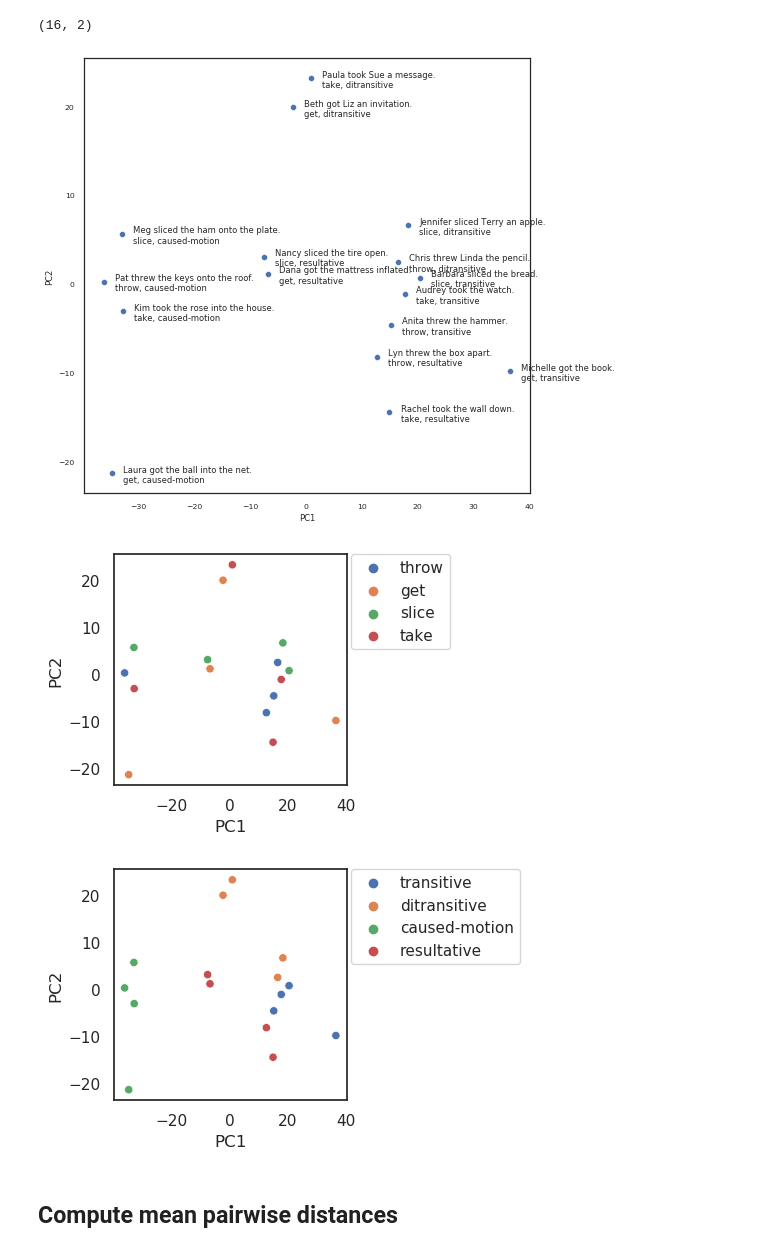
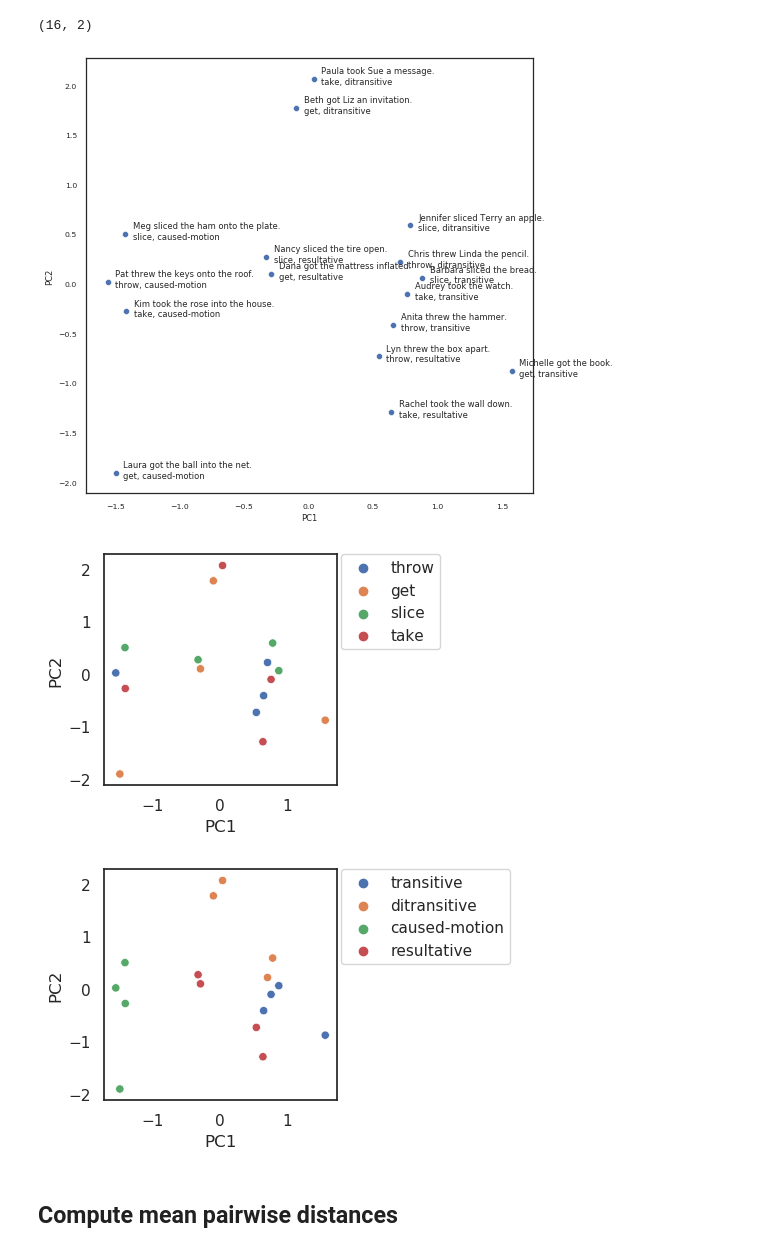
Before and after one commit to SPOClab-ca/neural-reality-constructions, a Jupyter notebook: notebooks/BenciniGoldberg.ipynb, the cells around one changed output. Cells and saved outputs as stored; diff of their text form; code cells hidden in the pictures.

```diff
--- a/notebooks/BenciniGoldberg.ipynb
+++ b/notebooks/BenciniGoldberg.ipynb
@@ -34,7 +45,7 @@ sent_vecs = enc.sentence_vecs(df.sentence.tolist())
 ## PCA plot (dim=2)
 # %%
 layer = 11
-pca_model = sklearn.decomposition.PCA(n_components=2)
+pca_model = sklearn.decomposition.PCA(n_components=2, whiten=True)
 pca_vecs = pca_model.fit_transform(np.array(sent_vecs)[:, layer])
 # %%
 pca_vecs.shape
@@ -46,14 +57,14 @@ df['PC2'] = pca_vecs[:, 1]
 # %%
 sns.set(rc={'figure.figsize':(8, 8)})
 sns.set(font_scale=0.7)
 sns.set_style('white')
 g = sns.scatterplot(x=df.PC1, y=df.PC2)
 for _, row in df.iterrows():
   label_text = f"{row.sentence}\n{row.verb}, {row.construction}"
-  g.text(row['PC1'] + 2, row['PC2'] - 1, label_text)
+  g.text(row['PC1'] + 0.06, row['PC2'] - 0.05, label_text)
 plt.show()
 # %% [output]
-[figure, old version]
+[figure, new version]
 # %%
 matplotlib.rc_file_defaults()
 sns.set(rc={'figure.figsize':(3, 3)})
@@ -62,7 +73,7 @@ sns.scatterplot(x=df.PC1, y=df.PC2, hue=df.verb)
 plt.legend(bbox_to_anchor=(1.02, 1), loc='upper left', borderaxespad=0)
 plt.show()
 # %% [output]
-[figure, old version]
+[figure, new version]
 # %%
 matplotlib.rc_file_defaults()
 sns.set(rc={'figure.figsize':(3, 3)})
@@ -71,7 +82,7 @@ sns.scatterplot(x=df.PC1, y=df.PC2, hue=df.construction)
 plt.legend(bbox_to_anchor=(1.02, 1), loc='upper left', borderaxespad=0)
 plt.show()
 # %% [output]
-[figure, old version]
+[figure, new version]
 # %% [markdown]
 ## Compute mean pairwise distances
 # %%
```
Also changed, not shown: parts of 5 cells of this notebook, 1 other file.
